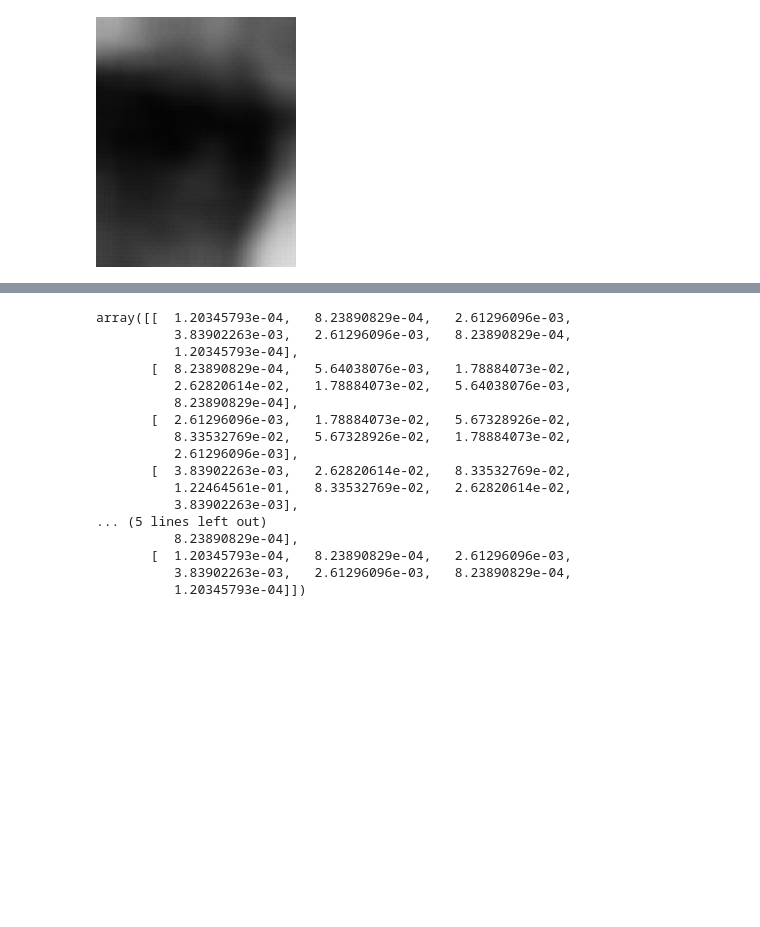
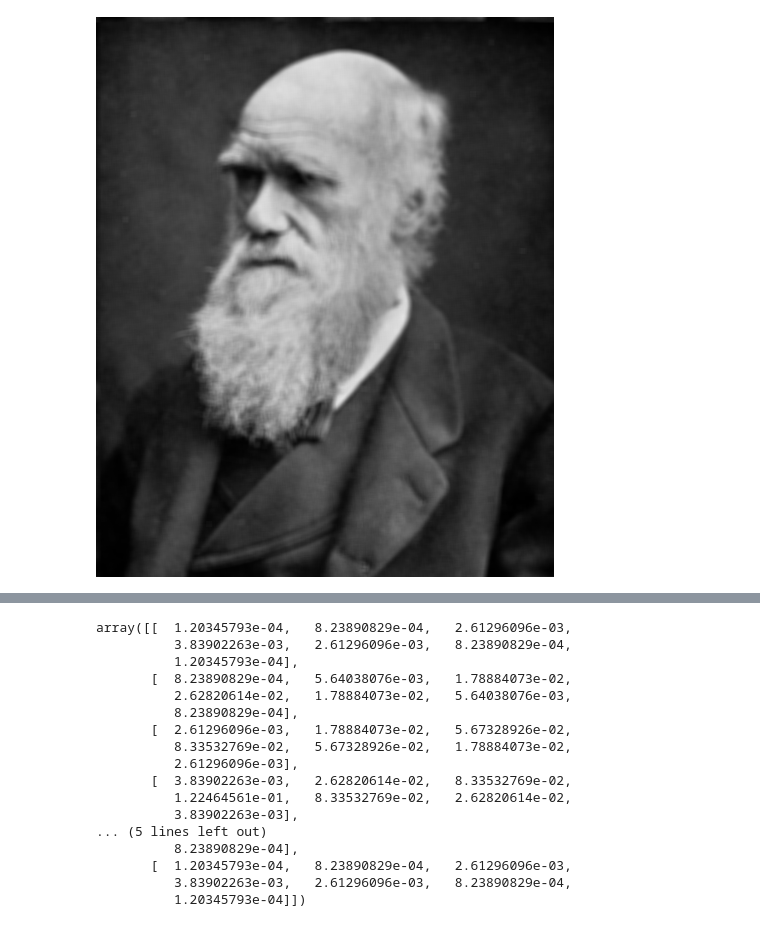
Before and after one commit to mivt18/02blur, a Jupyter notebook: 02blur.ipynb, the cells around one changed output, grey strips where cells are left out. Cells and saved outputs as stored; diff of their text form; code cells hidden in the pictures; blank space fills up the shorter version.

```diff
--- a/02blur.ipynb
+++ b/02blur.ipynb
@@ -71,4 +83,5 @@ blur_np(pic,10)
-# %%
-blur_np(pic,16)
-# %% [output]
-[figure, removed]
+# %%
+img2 = blur_npnp(img,5)
+img2
+# %% [output]
+[figure, added]
```
Also changed, not shown: parts of 11 cells of this notebook.
